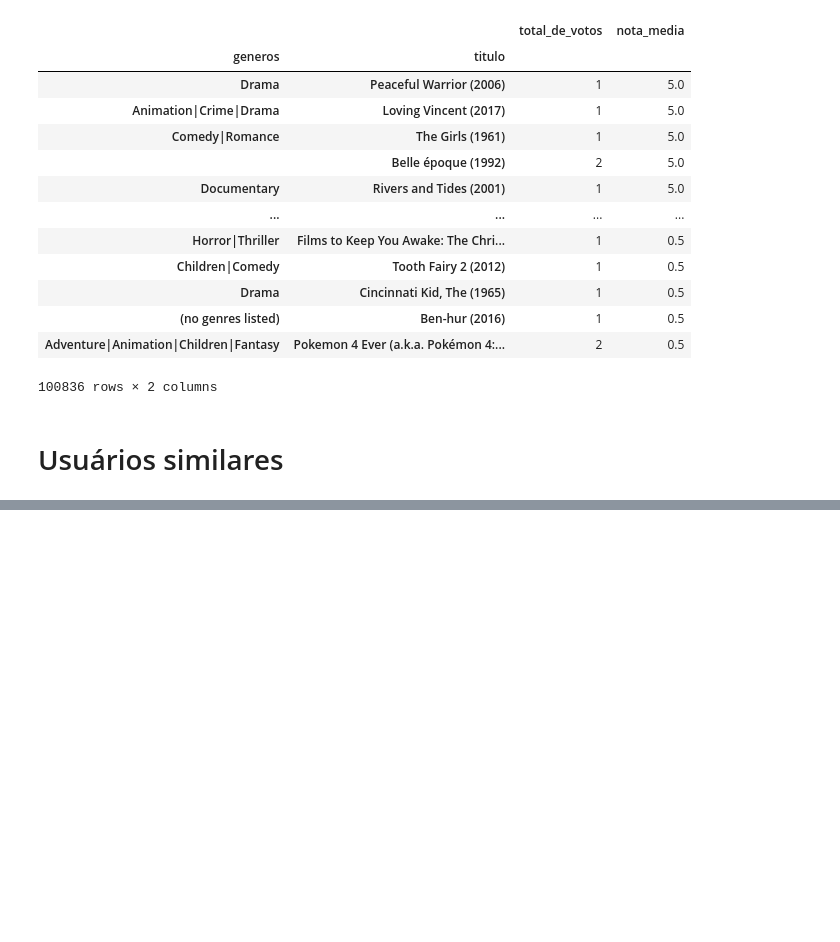
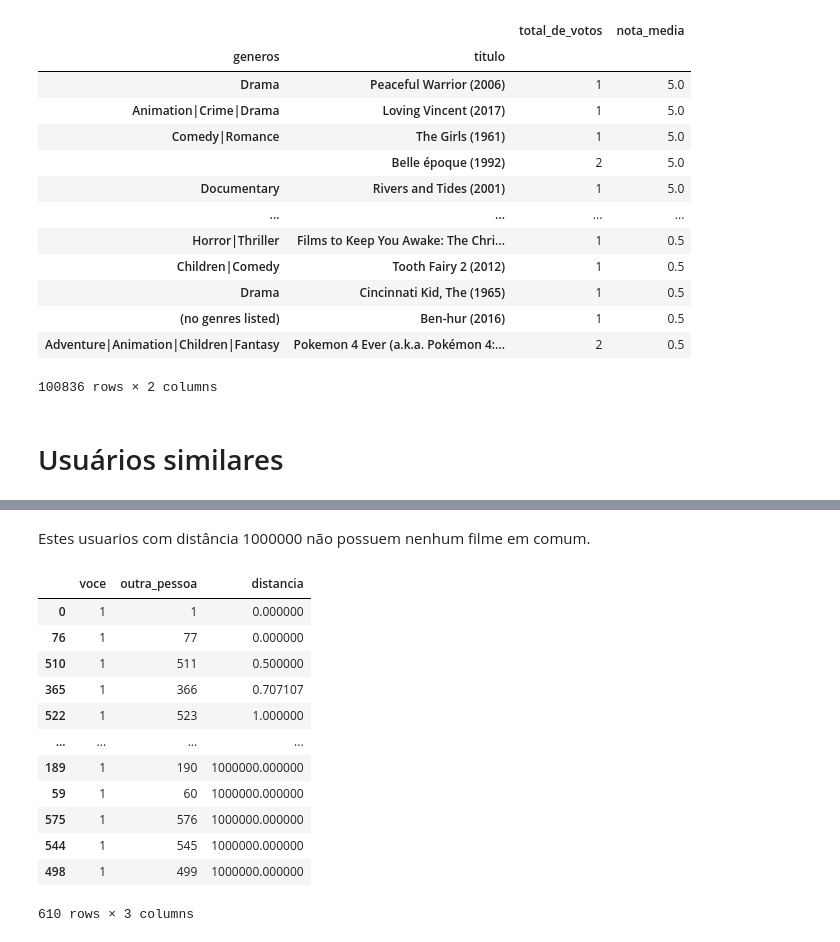
Before and after one commit to Pedro-A-D-S/recommendation_system, a Jupyter notebook: rec_system.ipynb, the cells around one changed output, grey strips where cells are left out. Saved outputs shown, nothing was run; the diff lists cells and outputs as text; code cells hidden in the pictures; blank space fills up the shorter version.

```diff
--- a/rec_system.ipynb
+++ b/rec_system.ipynb
@@ -302,0 +415,6 @@ df.head()
+# %%
+# trazer somente os filmes que os dois usuários assistiram
+diferencas = usuario1.join(usuario2, lsuffix = '_esquerda', rsuffix = '_direita').dropna()
+
+# calcula a distância entre os dois usuários
+distancia_de_vetores(diferencas['nota_esquerda'], diferencas['nota_direita'])
@@ -302,0 +423,13 @@ df.head()
+# %%
+def distancia_de_usuarios(usuario_id1, usuario_id2):
+
+    # trás notas dos usuários 1 e 2
+    notas1 = notas_do_usuario(usuario_id1)
+    notas2 = notas_do_usuario(usuario_id2)
+
+    # trazer somente os filmes que os dois usuários assistiram
+    diferencas = notas1.join(notas2, lsuffix = '_esquerda', rsuffix = '_direita').dropna()
+
+    # calcula a distância entre os dois usuários
+    distancia = distancia_de_vetores(diferencas['nota_esquerda'], diferencas['nota_direita'])
+    return [usuario_id1, usuario_id2, distancia]
@@ -302,0 +447,6 @@ df.head()
+# %%
+def distancia_de_todos(voce_id):
+    todos_os_usuarios = notas['usuarioId'].unique()
+    distancias = [distancia_de_usuarios(voce_id, usuario_id) for usuario_id in todos_os_usuarios]
+    distancias = pd.DataFrame(distancias, columns = ['voce', 'outra_pessoa', 'distancia'])
+    return distancias
@@ -302,0 +525,23 @@ df.head()
+# %% [markdown]
+Estes usuarios com distância 1000000 não possuem nenhum filme em comum.
+# %%
+def mais_proximos_de(voce):
+    distancias = distancia_de_todos(voce_id)
+    mp = distancias.sort_values(by = 'distancia')
+    return mp
+# %%
+mais_proximos_de(1)
+# %% [output]
+|  | voce | outra_pessoa | distancia |
+| 0 | 1 | 1 | 0.000000 |
+| 76 | 1 | 77 | 0.000000 |
+| 510 | 1 | 511 | 0.500000 |
+| 365 | 1 | 366 | 0.707107 |
+| 522 | 1 | 523 | 1.000000 |
+| ... | ... | ... | ... |
+| 189 | 1 | 190 | 1000000.000000 |
+| 59 | 1 | 60 | 1000000.000000 |
+| 575 | 1 | 576 | 1000000.000000 |
+| 544 | 1 | 545 | 1000000.000000 |
+| 498 | 1 | 499 | 1000000.000000 |
+610 rows × 3 columns
```
Also changed, not shown: parts of 31 cells of this notebook, 1 other file.
